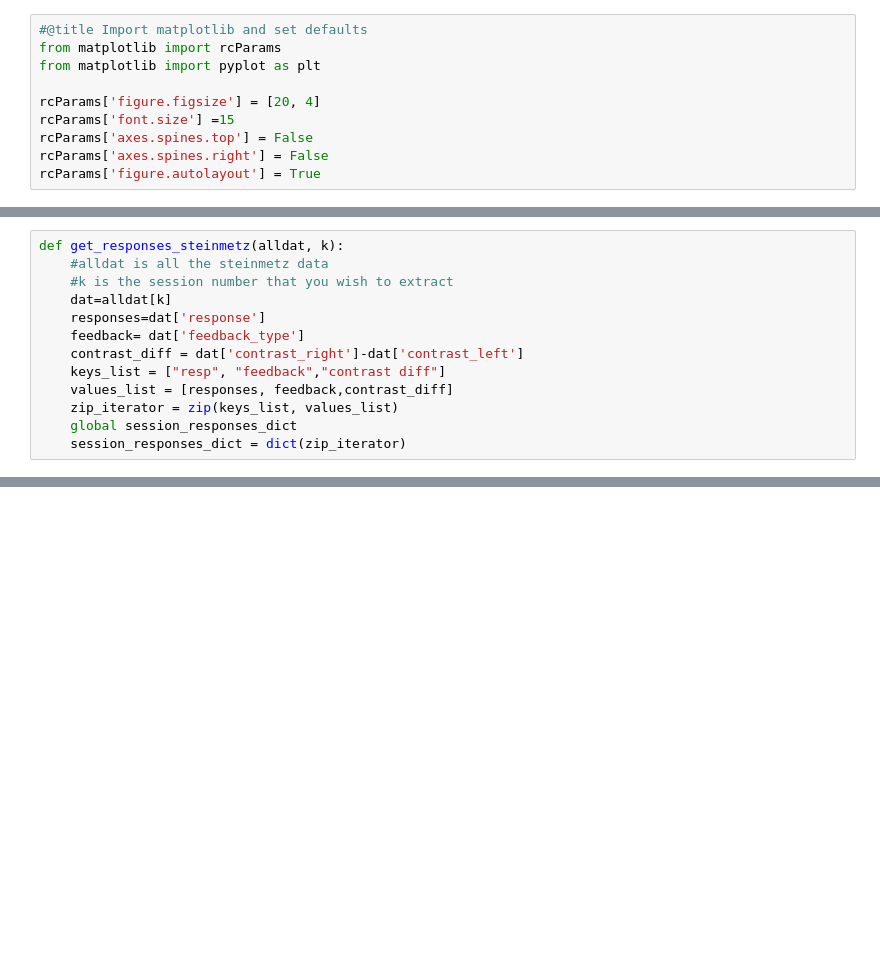
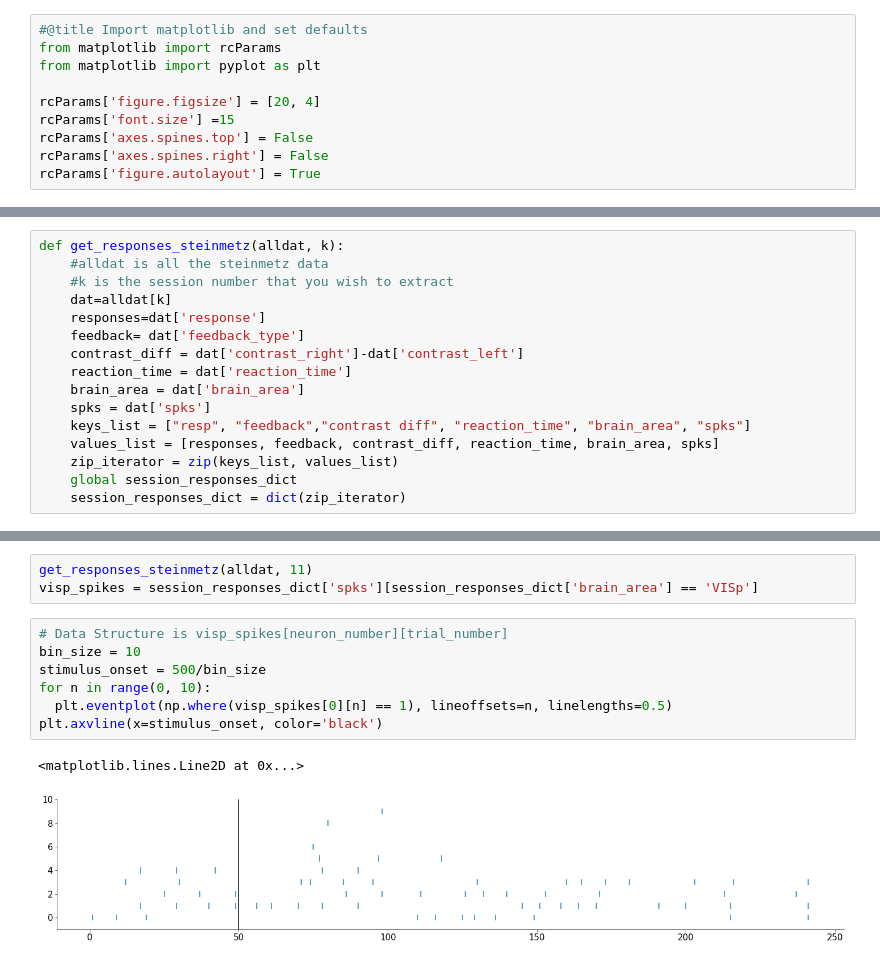
Before and after one commit to kushalbakshi/NeuroMatch_Project, a Jupyter notebook: Steinmetz_Dataset_Plots.ipynb, the cells around one changed output, grey strips where cells are left out. Saved outputs shown, nothing was run; the diff lists cells and outputs as text; blank space fills up the shorter version.

```diff
--- a/Steinmetz_Dataset_Plots.ipynb
+++ b/Steinmetz_Dataset_Plots.ipynb
@@ -46,8 +49,11 @@ def get_responses_steinmetz(alldat, k):
     responses=dat['response']
     feedback= dat['feedback_type']
     contrast_diff = dat['contrast_right']-dat['contrast_left']
-    keys_list = ["resp", "feedback","contrast diff"]
-    values_list = [responses, feedback,contrast_diff]
+    reaction_time = dat['reaction_time']
+    brain_area = dat['brain_area']
+    spks = dat['spks']
+    keys_list = ["resp", "feedback","contrast diff", "reaction_time", "brain_area", "spks"]
+    values_list = [responses, feedback, contrast_diff, reaction_time, brain_area, spks]
     zip_iterator = zip(keys_list, values_list)
     global session_responses_dict
     session_responses_dict = dict(zip_iterator)
@@ -75,0 +116,13 @@ plt.ylim(0, 100);
+# %%
+get_responses_steinmetz(alldat, 11)
+visp_spikes = session_responses_dict['spks'][session_responses_dict['brain_area'] == 'VISp']
+# %%
+# Data Structure is visp_spikes[neuron_number][trial_number]
+bin_size = 10
+stimulus_onset = 500/bin_size
+for n in range(0, 10):
+  plt.eventplot(np.where(visp_spikes[0][n] == 1), lineoffsets=n, linelengths=0.5)
+plt.axvline(x=stimulus_onset, color='black')
+# %% [output]
+<matplotlib.lines.Line2D at 0x...>
+[figure, added]
```
Also changed, not shown: parts of 5 cells of this notebook.
